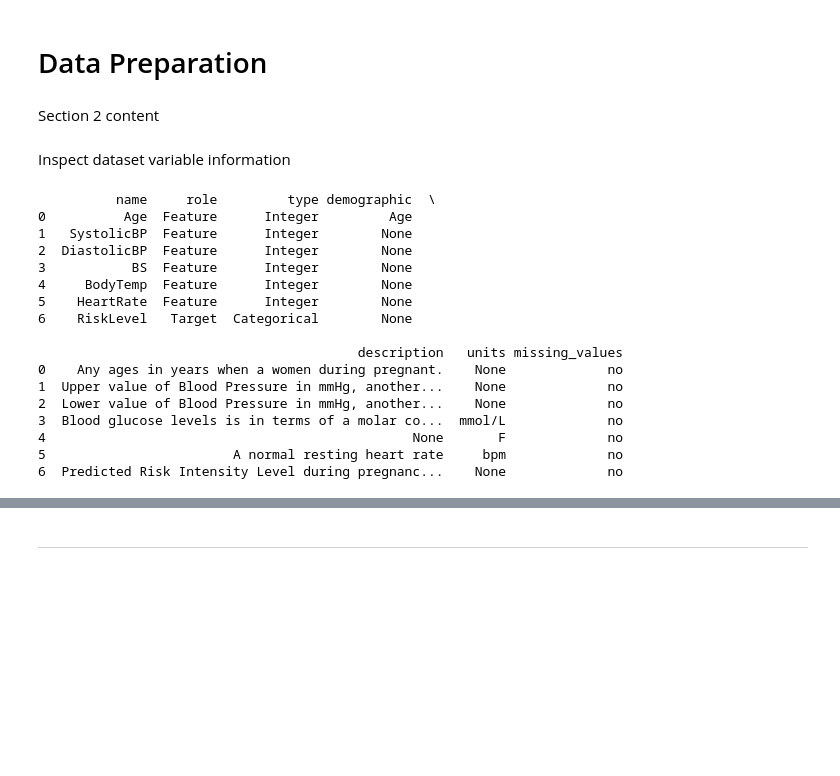
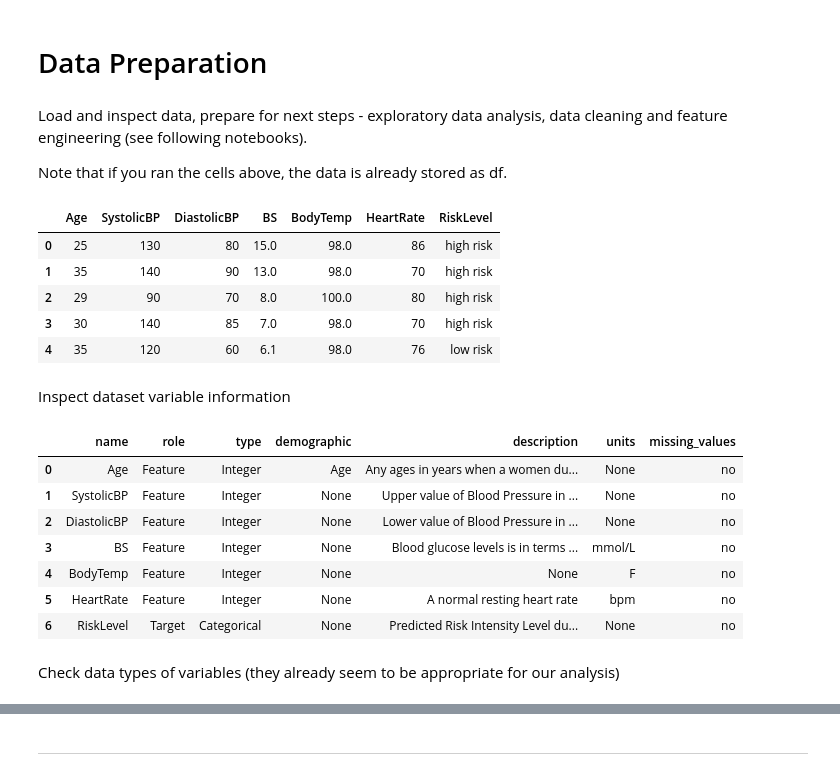
Before and after one commit to theresaabl/ML-maternal-health-risk, a Jupyter notebook: jupyter_notebooks/01-DataCollection.ipynb, the cells around one changed output, grey strips where cells are left out. Saved outputs shown, nothing was run; the diff lists cells and outputs as text; code cells hidden in the pictures; blank space fills up the shorter version.

Commit message:
Prepare dataset for further analysis, finish DataCollection notebook

```diff
--- a/jupyter_notebooks/01-DataCollection.ipynb
+++ b/jupyter_notebooks/01-DataCollection.ipynb
@@ -135,5 +125,7 @@ df.to_csv('inputs/datasets/maternal-health-risk-dataset-raw.csv', index=False)
 ---
 # %% [markdown]
 # Data Preparation
-# %% [markdown]
-Section 2 content
+# %% [markdown]
+Load and inspect data, prepare for next steps - exploratory data analysis, data cleaning and feature engineering (see following notebooks).
+
+Note that if you ran the cells above, the data is already stored as df.
@@ -140,23 +134,24 @@ Section 2 content
+# %%
+df.head()
+# %% [output]
+|  | Age | SystolicBP | DiastolicBP | BS | BodyTemp | HeartRate | RiskLevel |
+| 0 | 25 | 130 | 80 | 15.0 | 98.0 | 86 | high risk |
+| 1 | 35 | 140 | 90 | 13.0 | 98.0 | 70 | high risk |
+| 2 | 29 | 90 | 70 | 8.0 | 100.0 | 80 | high risk |
+| 3 | 30 | 140 | 85 | 7.0 | 98.0 | 70 | high risk |
+| 4 | 35 | 120 | 60 | 6.1 | 98.0 | 76 | low risk |
 # %% [markdown]
 Inspect dataset variable information
-# %%
-# variable information
-print(maternal_health_risk.variables)
-# %% [output]
-          name     role         type demographic  \
-0          Age  Feature      Integer         Age
-1   SystolicBP  Feature      Integer        None
-2  DiastolicBP  Feature      Integer        None
-3           BS  Feature      Integer        None
-4     BodyTemp  Feature      Integer        None
-5    HeartRate  Feature      Integer        None
-6    RiskLevel   Target  Categorical        None
-
-                                         description   units missing_values
-0    Any ages in years when a women during pregnant.    None             no
-1  Upper value of Blood Pressure in mmHg, another...    None             no
-2  Lower value of Blood Pressure in mmHg, another...    None             no
-3  Blood glucose levels is in terms of a molar co...  mmol/L             no
-4                                               None       F             no
-5                        A normal resting heart rate     bpm             no
-6  Predicted Risk Intensity Level during pregnanc...    None             no
+# %%
+maternal_health_risk.variables
+# %% [output]
+|  | name | role | type | demographic | description | units | missing_values |
+| 0 | Age | Feature | Integer | Age | Any ages in years when a women du... | None | no |
+| 1 | SystolicBP | Feature | Integer | None | Upper value of Blood Pressure in ... | None | no |
+| 2 | DiastolicBP | Feature | Integer | None | Lower value of Blood Pressure in ... | None | no |
+| 3 | BS | Feature | Integer | None | Blood glucose levels is in terms ... | mmol/L | no |
+| 4 | BodyTemp | Feature | Integer | None | None | F | no |
+| 5 | HeartRate | Feature | Integer | None | A normal resting heart rate | bpm | no |
+| 6 | RiskLevel | Target | Categorical | None | Predicted Risk Intensity Level du... | None | no |
+# %% [markdown]
+Check data types of variables (they already seem to be appropriate for our analysis)
```
Also changed, not shown: parts of 23 cells of this notebook, 1 other file.
